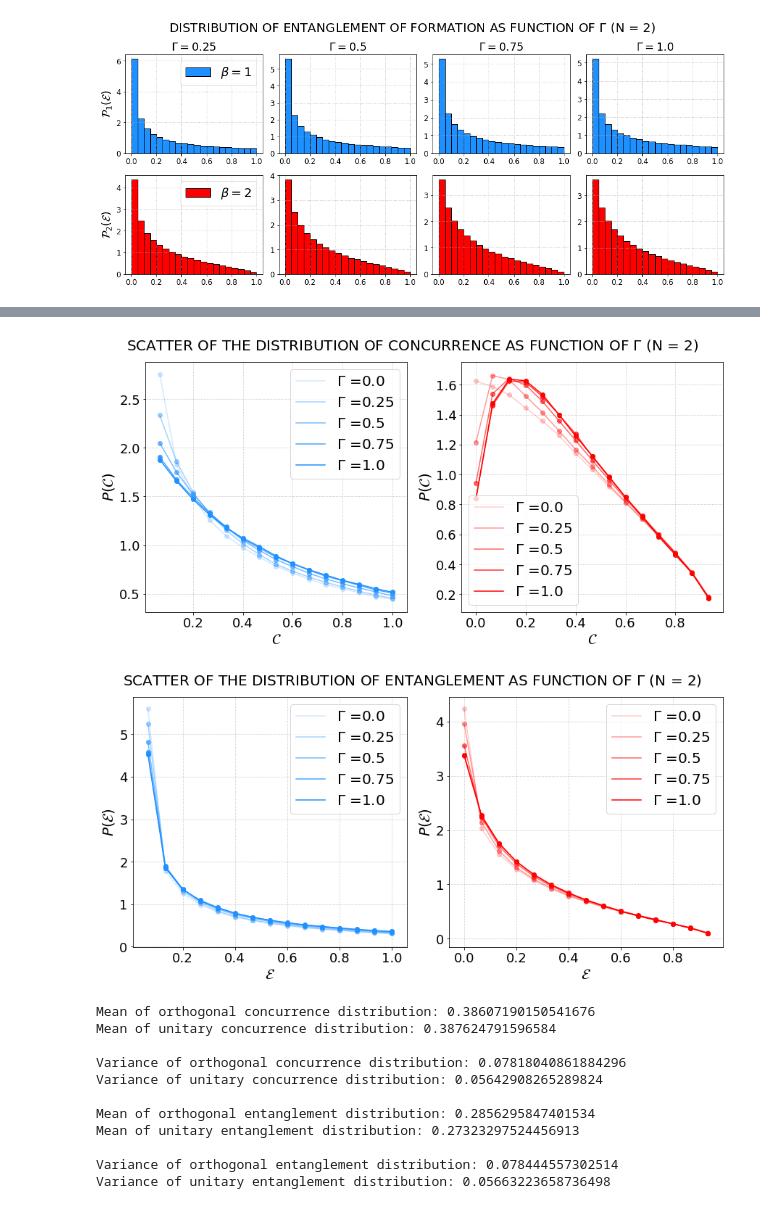
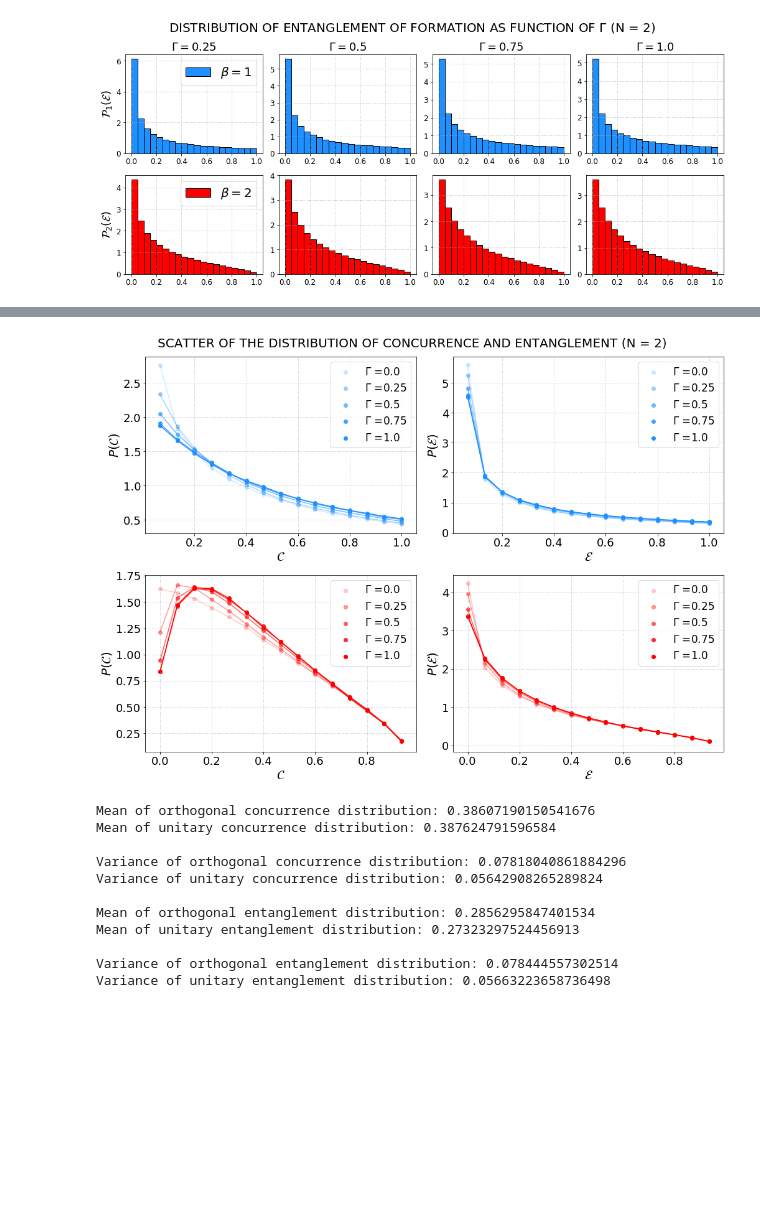
Before and after one commit to Rafffaelb/Schrodinger_Billiard, a Jupyter notebook: WignerDyson/Data_Analysis/Concurrence_Gamma.ipynb, the cells around one changed output, grey strips where cells are left out. Drawn from its saved outputs; the diff is of its cells as text; code cells hidden in the pictures; blank space fills up the shorter version.

Commit message:
Updating Concurrence_Gamma jupyter notebook file

```diff
--- a/WignerDyson/Data_Analysis/Concurrence_Gamma.ipynb
+++ b/WignerDyson/Data_Analysis/Concurrence_Gamma.ipynb
@@ -106,61 +142,44 @@ for j in range(0,4):
 # %%
-fig, axs = plt.subplots(1,2, figsize = (12,6), constrained_layout = True)
+fig, axs = plt.subplots(2,2, figsize = (14,10), constrained_layout = True, facecolor='w')
 
-fig.suptitle(r'SCATTER OF THE DISTRIBUTION OF CONCURRENCE AS FUNCTION OF $\Gamma$ (N = 2)', fontsize = 20)
+fig.suptitle(r'SCATTER OF THE DISTRIBUTION OF CONCURRENCE AND ENTANGLEMENT (N = 2)', fontsize = 20)
 
 for j in range(0,5):
 
     gamma_idx = 5*j
 
     gamma_value = 0.25*gamma_idx/5
 
-    counts_O, bin_edges_O = np.histogram(Concurrence_O[:,gamma_idx], bins = 15, density = True)
-    counts_U, bin_edges_U = np.histogram(Concurrence_U[:,gamma_idx], bins = 15, density = True)
+    counts_C_O, bin_edges_C_O = np.histogram(Concurrence_O[:,gamma_idx], bins = 15, density = True)
+    counts_C_U, bin_edges_C_U = np.histogram(Concurrence_U[:,gamma_idx], bins = 15, density = True)
+    counts_E_O, bin_edges_E_O = np.histogram(Entanglement_O[:,gamma_idx], bins = 15, density = True)
+    counts_E_U, bin_edges_E_U = np.histogram(Entanglement_U[:,gamma_idx], bins = 15, density = True)
 
-    axs[0].scatter(bin_edges_O[1:], counts_O, color = 'dodgerblue', alpha = (j+1)/5)
-    axs[0].plot(bin_edges_O[1:], counts_O, color = 'dodgerblue', alpha = (j+1)/5, label = r'$\Gamma$ ='+str(gamma_value))
+    axs[0,0].scatter(bin_edges_C_O[1:], counts_C_O, color = 'dodgerblue', alpha = (j+1)/5, label = r'$\Gamma$ ='+str(gamma_value))
+    axs[0,0].plot(bin_edges_C_O[1:], counts_C_O, color = 'dodgerblue', alpha = (j+1)/5)
 
-    axs[1].scatter(bin_edges_U[0:len(bin_edges_U)-1], counts_U, color = 'red', alpha = (j+1)/5 )
-    axs[1].plot(bin_edges_U[0:len(bin_edges_U)-1], counts_U, color = 'red', alpha = (j+1)/5, label = r'$\Gamma$ ='+str(gamma_value))
+    axs[1,0].scatter(bin_edges_C_U[0:len(bin_edges_U)-1], counts_C_U, color = 'red', alpha = (j+1)/5, label = r'$\Gamma$ ='+str(gamma_value))
+    axs[1,0].plot(bin_edges_C_U[0:len(bin_edges_U)-1], counts_C_U, color = 'red', alpha = (j+1)/5)
 
-    for i in range(0,2):
+    axs[0,1].scatter(bin_edges_E_O[1:], counts_E_O, color = 'dodgerblue', alpha = (j+1)/5, label = r'$\Gamma$ ='+str(gamma_value))
+    axs[0,1].plot(bin_edges_E_O[1:], counts_E_O, color = 'dodgerblue', alpha = (j+1)/5)
 
-        axs[i].legend(fontsize = 20)
-        axs[i].set_xlabel(r'$\mathcal{C}$', fontsize = 20)
-        axs[i].set_ylabel(r'$P(\mathcal{C})$', fontsize = 20)
-        axs[i].tick_params(axis = 'both', which = 'major', labelsize = 18)
-        axs[i].grid(linestyle=':')
+    axs[1,1].scatter(bin_edges_E_U[0:len(bin_edges_U)-1], counts_E_U, color = 'red', alpha = (j+1)/5, label = r'$\Gamma$ ='+str(gamma_value) )
+    axs[1,1].plot(bin_edges_E_U[0:len(bin_edges_U)-1], counts_E_U, color = 'red', alpha = (j+1)/5)
+
+
+    for i in range(2):
+        for j in range(2):
+
+            axs[i,j].legend(fontsize = 17)
+            axs[i,0].set_xlabel(r'$\mathcal{C}$', fontsize = 20)
+            axs[i,0].set_ylabel(r'$P(\mathcal{C})$', fontsize = 20)
+            axs[i,1].set_xlabel(r'$\mathcal{E}$', fontsize = 20)
+            axs[i,1].set_ylabel(r'$P(\mathcal{E})$', fontsize = 20)
+            axs[i,j].tick_params(axis = 'both', which = 'major', labelsize = 18)
+            axs[i,j].grid(linestyle=':')
 # %% [output]
-[figure, old version]
+[figure, new version]
-# %%
-fig, axs = plt.subplots(1,2, figsize = (12,6), constrained_layout = True)
-
-fig.suptitle(r'SCATTER OF THE DISTRIBUTION OF ENTANGLEMENT AS FUNCTION OF $\Gamma$ (N = 2)', fontsize = 20)
-
-for j in range(0,5):
-
-    gamma_idx = 5*j
-
-    gamma_value = 0.25*gamma_idx/5
-
-    counts_O, bin_edges_O = np.histogram(Entanglement_O[:,gamma_idx], bins = 15, density = True)
-    counts_U, bin_edges_U = np.histogram(Entanglement_U[:,gamma_idx], bins = 15, density = True)
-
-    axs[0].scatter(bin_edges_O[1:], counts_O, color = 'dodgerblue', alpha = (j+1)/5)
-    axs[0].plot(bin_edges_O[1:], counts_O, color = 'dodgerblue', alpha = (j+1)/5, label = r'$\Gamma$ ='+str(gamma_value))
-
-    axs[1].scatter(bin_edges_U[0:len(bin_edges_U)-1], counts_U, color = 'red', alpha = (j+1)/5 )
-    axs[1].plot(bin_edges_U[0:len(bin_edges_U)-1], counts_U, color = 'red', alpha = (j+1)/5, label = r'$\Gamma$ ='+str(gamma_value))
-
-    for i in range(0,2):
-
-        axs[i].legend(fontsize = 20)
-        axs[i].set_xlabel(r'$\mathcal{E}$', fontsize = 20)
-        axs[i].set_ylabel(r'$P(\mathcal{E})$', fontsize = 20)
-        axs[i].tick_params(axis = 'both', which = 'major', labelsize = 18)
-        axs[i].grid(linestyle=':')
-# %% [output]
-[figure, removed]
 # %%
 meanConcurrence_O = np.mean(Concurrence_O, axis = 0)
 meanConcurrence_U = np.mean(Concurrence_U, axis = 0)
```
Also changed, not shown: parts of 5 cells of this notebook, 1 other file.
